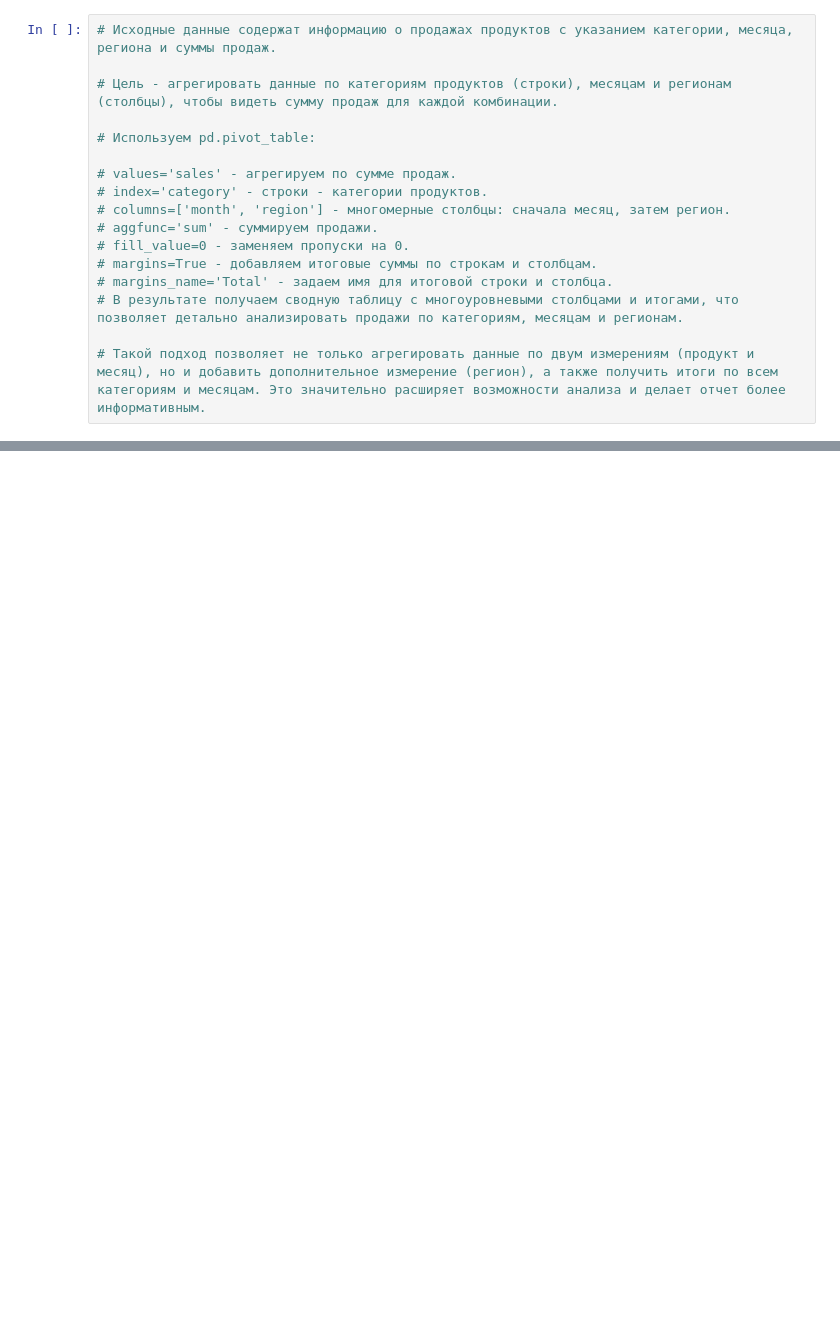
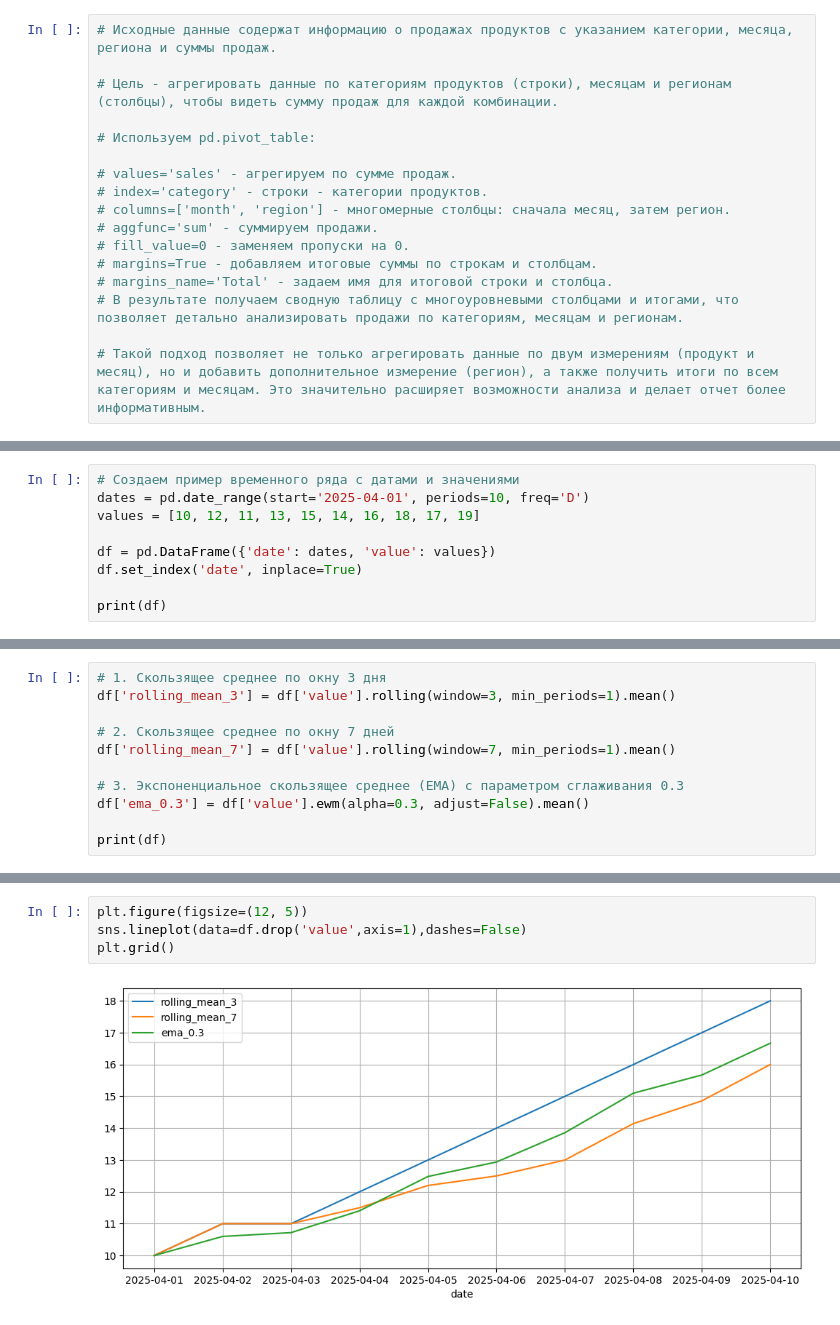
Before and after one commit to 88alexinho/analyzing_tasks_from_interviews, a Jupyter notebook: ex_file.ipynb, the cells around one changed output, grey strips where cells are left out. Drawn from its saved outputs; the diff is of its cells as text; blank space fills up the shorter version.

```diff
--- a/ex_file.ipynb
+++ b/ex_file.ipynb
@@ -99,0 +172,9 @@ Total         750   720   650   680  2800
+# %%
+# Создаем пример временного ряда с датами и значениями
+dates = pd.date_range(start='2025-04-01', periods=10, freq='D')
+values = [10, 12, 11, 13, 15, 14, 16, 18, 17, 19]
+
+df = pd.DataFrame({'date': dates, 'value': values})
+df.set_index('date', inplace=True)
+
+print(df)
@@ -99,0 +196,11 @@ Total         750   720   650   680  2800
+# %%
+# 1. Скользящее среднее по окну 3 дня
+df['rolling_mean_3'] = df['value'].rolling(window=3, min_periods=1).mean()
+
+# 2. Скользящее среднее по окну 7 дней
+df['rolling_mean_7'] = df['value'].rolling(window=7, min_periods=1).mean()
+
+# 3. Экспоненциальное скользящее среднее (EMA) с параметром сглаживания 0.3
+df['ema_0.3'] = df['value'].ewm(alpha=0.3, adjust=False).mean()
+
+print(df)
@@ -99,0 +220,6 @@ Total         750   720   650   680  2800
+# %%
+plt.figure(figsize=(12, 5))
+sns.lineplot(data=df.drop('value',axis=1),dashes=False)
+plt.grid()
+# %% [output]
+[figure, added]
```
Also changed, not shown: parts of 10 cells of this notebook.
